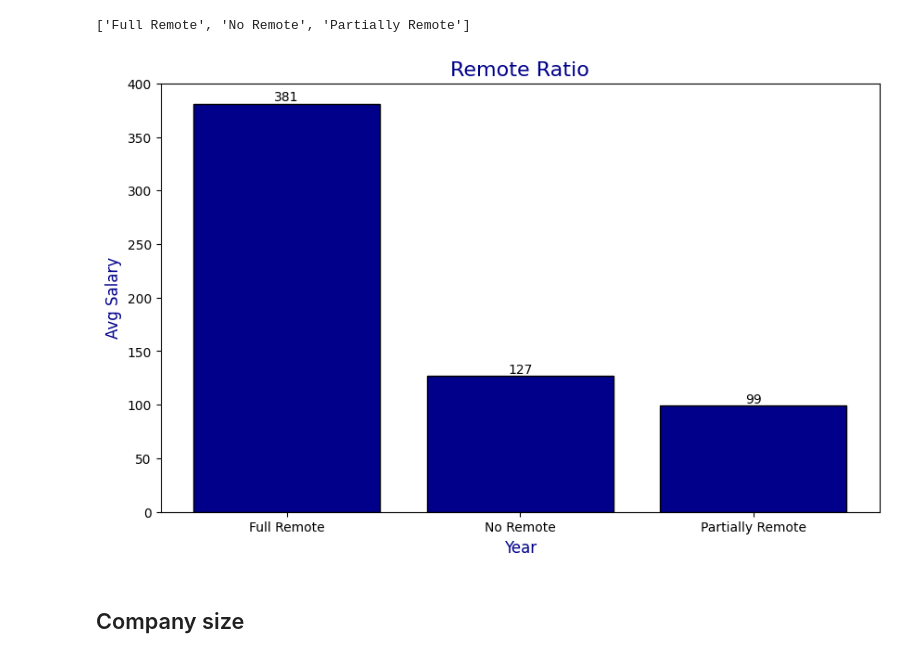
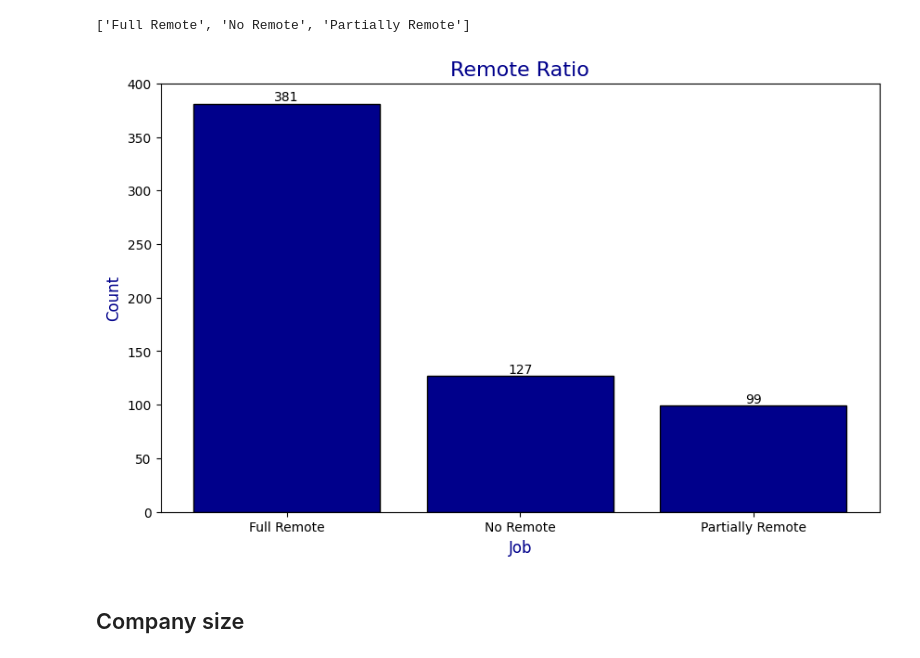
Before and after one commit to ELopez2657/Python_proyect_3_Data_Jobs_Analysis, a Jupyter notebook: Data_Jobs.ipynb, the cells around one changed output. Cells and saved outputs as stored; diff of their text form; code cells hidden in the pictures.

```diff
--- a/Data_Jobs.ipynb
+++ b/Data_Jobs.ipynb
@@ -103,13 +103,13 @@ x2
 # %%
 plt.figure(figsize=(10, 6))
 fig2 = plt.bar(x2, y2,color="DarkBlue" ,edgecolor='black')
 plt.title('Remote Ratio', color='DarkBlue', fontsize=16)
-plt.xlabel('Year', color='DarkBlue', fontsize=12)
-plt.ylabel('Avg Salary', color='DarkBlue', fontsize=12)
+plt.xlabel('Job', color='DarkBlue', fontsize=12)
+plt.ylabel('Count', color='DarkBlue', fontsize=12)
 plt.bar_label(fig2, y2)
 plt.show()
 # %% [output]
-[figure, old version]
+[figure, new version]
 # %% [markdown]
 ## Company size
 # %%
```
